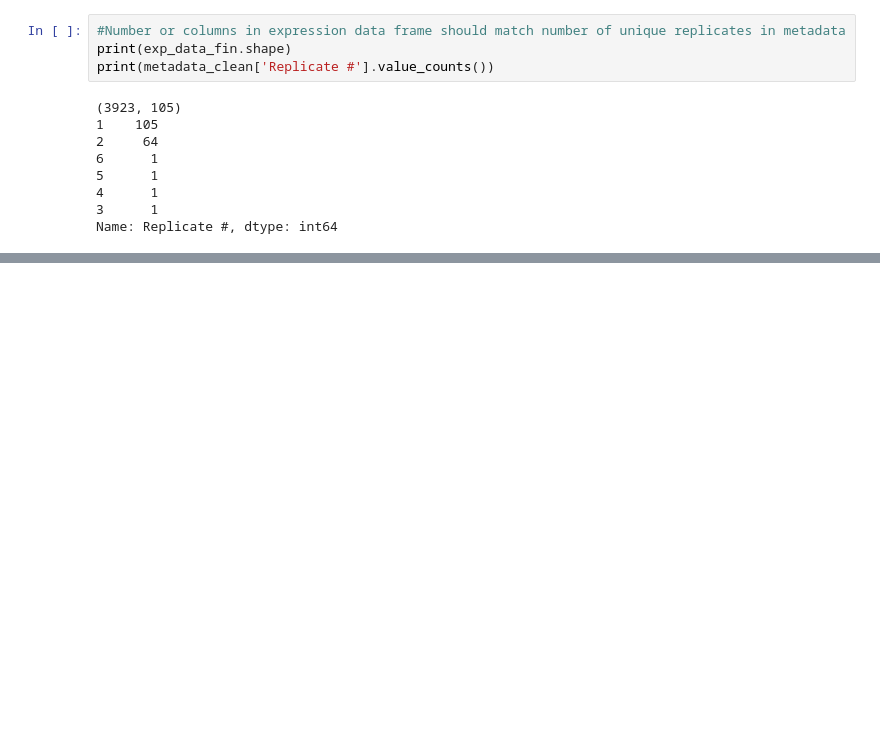
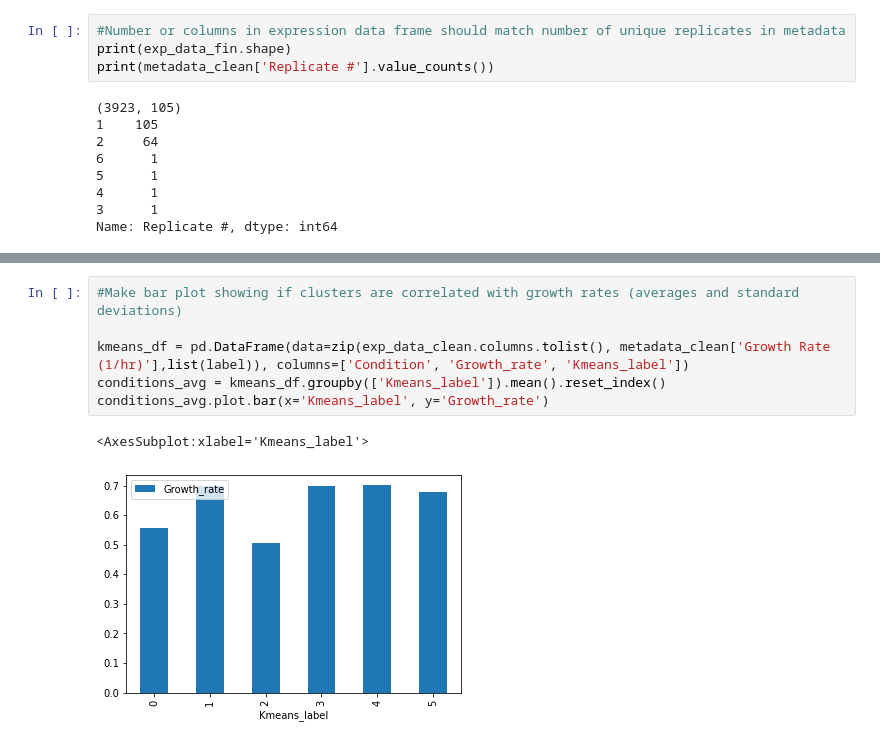
Before and after one commit to adamhockenberry/Growth-expression-translation, a Jupyter notebook: Code/scratch_SBS.ipynb, the cells around one changed output, grey strips where cells are left out. Saved outputs shown, nothing was run; the diff lists cells and outputs as text; blank space fills up the shorter version.

```diff
--- a/Code/scratch_SBS.ipynb
+++ b/Code/scratch_SBS.ipynb
@@ -562,0 +631,9 @@ Name: Replicate #, dtype: int64
+# %%
+#Make bar plot showing if clusters are correlated with growth rates (averages and standard deviations)
+
+kmeans_df = pd.DataFrame(data=zip(exp_data_clean.columns.tolist(), metadata_clean['Growth Rate (1/hr)'],list(label)), columns=['Condition', 'Growth_rate', 'Kmeans_label'])
+conditions_avg = kmeans_df.groupby(['Kmeans_label']).mean().reset_index()
+conditions_avg.plot.bar(x='Kmeans_label', y='Growth_rate')
+# %% [output]
+<AxesSubplot:xlabel='Kmeans_label'>
+[figure, added]
```
Also changed, not shown: parts of 8 cells of this notebook.
